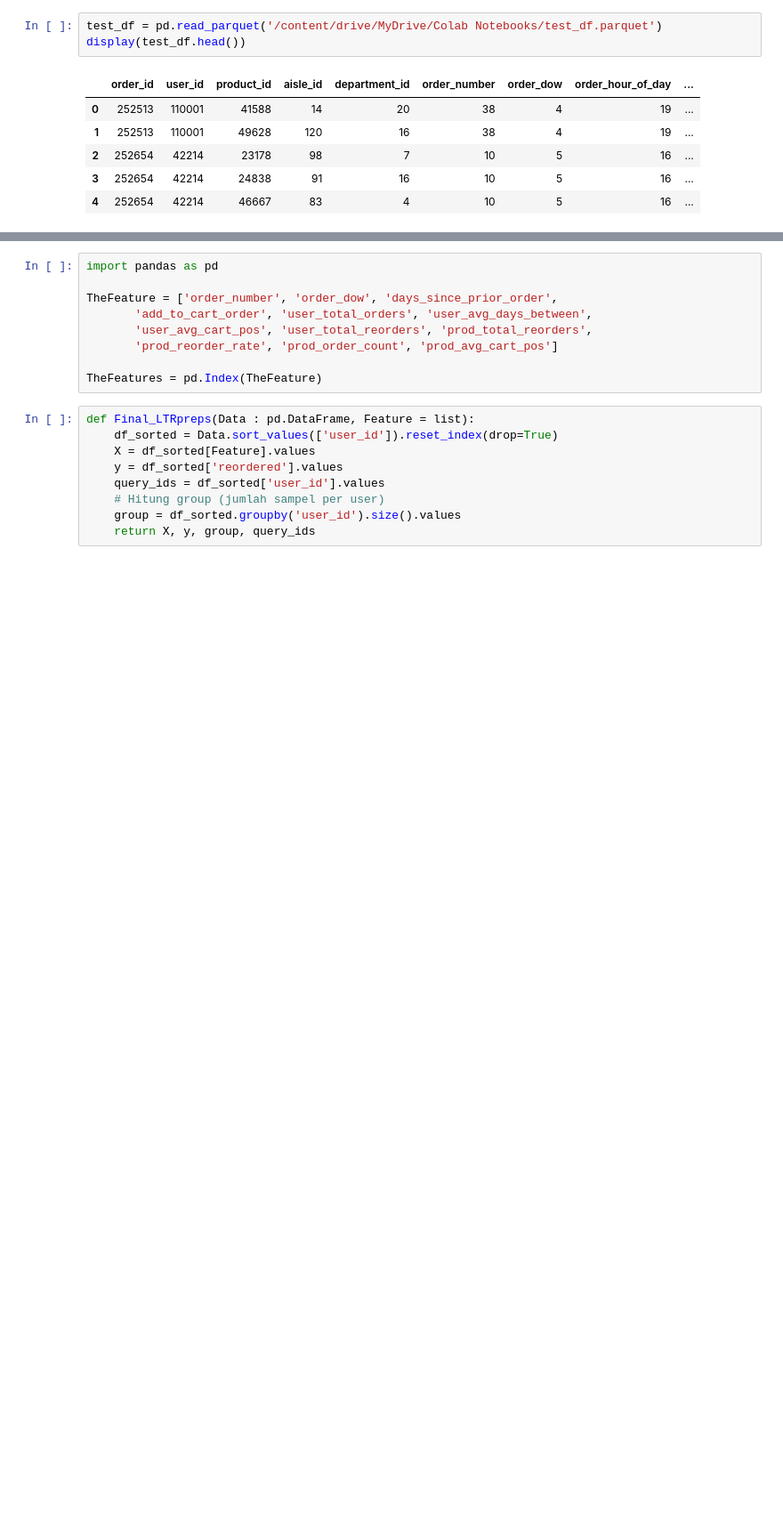
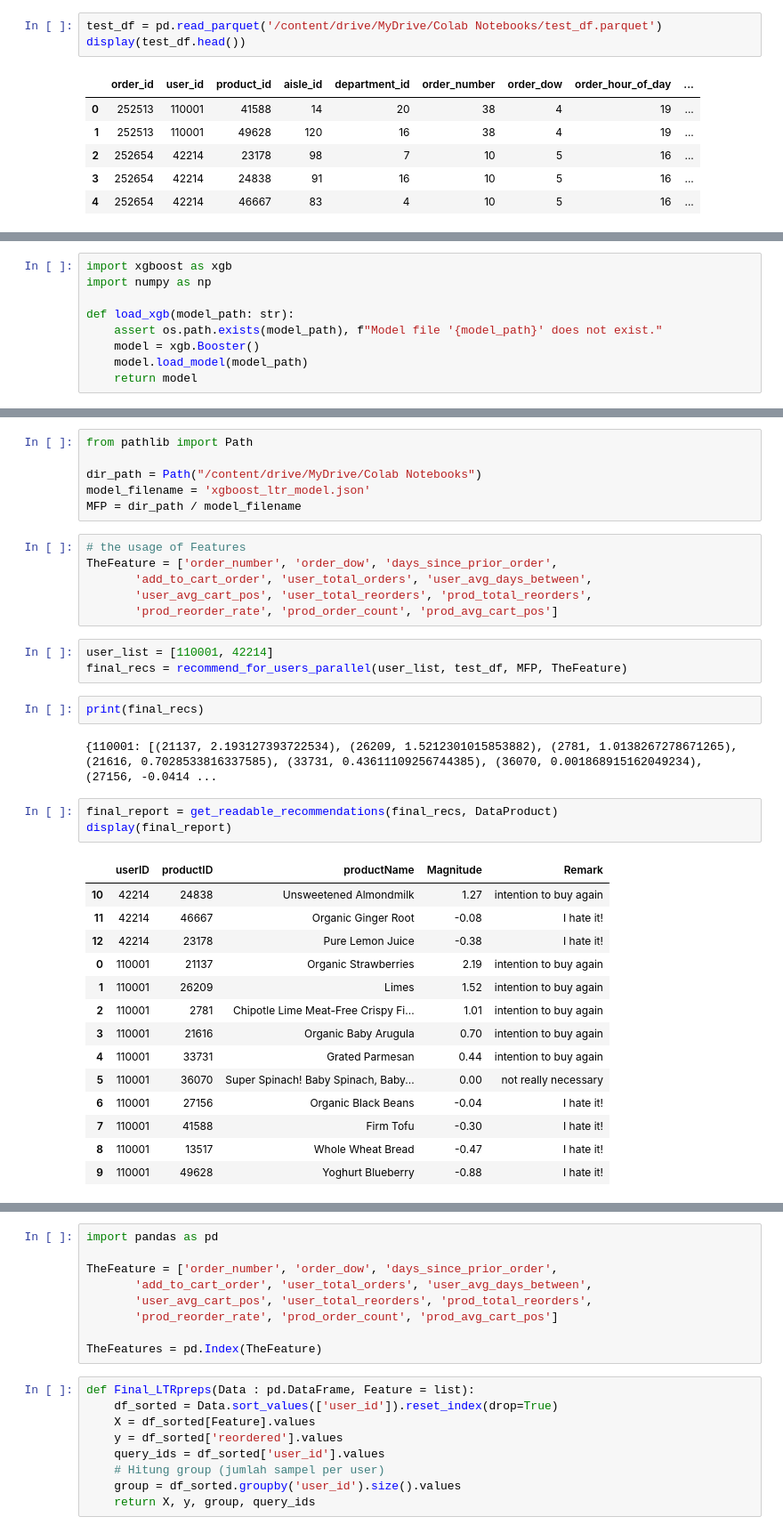
Before and after one commit to masterofray/cooprec_ml-analytics, a Jupyter notebook: notebooks/RC05_DataPrediction_Learning2Rank.ipynb, the cells around one changed output, grey strips where cells are left out. Shown at 89% size. Drawn from its saved outputs; the diff is of its cells as text; blank space fills up the shorter version.

Commit message:
move the .py files to new repo git and update the notebook of RC04 and RC05

```diff
--- a/notebooks/RC05_DataPrediction_Learning2Rank.ipynb
+++ b/notebooks/RC05_DataPrediction_Learning2Rank.ipynb
@@ -166,0 +237,9 @@ display(test_df.head())
+# %%
+import xgboost as xgb
+import numpy as np
+
+def load_xgb(model_path: str):
+    assert os.path.exists(model_path), f"Model file '{model_path}' does not exist."
+    model = xgb.Booster()
+    model.load_model(model_path)
+    return model
@@ -166,0 +357,37 @@ display(test_df.head())
+# %%
+from pathlib import Path
+
+dir_path = Path("/content/drive/MyDrive/Colab Notebooks")
+model_filename = 'xgboost_ltr_model.json'
+MFP = dir_path / model_filename
+# %%
+# the usage of Features
+TheFeature = ['order_number', 'order_dow', 'days_since_prior_order',
+       'add_to_cart_order', 'user_total_orders', 'user_avg_days_between',
+       'user_avg_cart_pos', 'user_total_reorders', 'prod_total_reorders',
+       'prod_reorder_rate', 'prod_order_count', 'prod_avg_cart_pos']
+# %%
+user_list = [110001, 42214]
+final_recs = recommend_for_users_parallel(user_list, test_df, MFP, TheFeature)
+# %%
+print(final_recs)
+# %% [output]
+{110001: [(21137, 2.193127393722534), (26209, 1.5212301015853882), (2781, 1.0138267278671265), (21616, 0.7028533816337585), (33731, 0.43611109256744385), (36070, 0.001868915162049234), (27156, -0.0414 ...
+# %%
+final_report = get_readable_recommendations(final_recs, DataProduct)
+display(final_report)
+# %% [output]
+|  | userID | productID | productName | Magnitude | Remark |
+| 10 | 42214 | 24838 | Unsweetened Almondmilk | 1.27 | intention to buy again |
+| 11 | 42214 | 46667 | Organic Ginger Root | -0.08 | I hate it! |
+| 12 | 42214 | 23178 | Pure Lemon Juice | -0.38 | I hate it! |
+| 0 | 110001 | 21137 | Organic Strawberries | 2.19 | intention to buy again |
+| 1 | 110001 | 26209 | Limes | 1.52 | intention to buy again |
+| 2 | 110001 | 2781 | Chipotle Lime Meat-Free Crispy Fi... | 1.01 | intention to buy again |
+| 3 | 110001 | 21616 | Organic Baby Arugula | 0.70 | intention to buy again |
+| 4 | 110001 | 33731 | Grated Parmesan | 0.44 | intention to buy again |
+| 5 | 110001 | 36070 | Super Spinach! Baby Spinach, Baby... | 0.00 | not really necessary |
+| 6 | 110001 | 27156 | Organic Black Beans | -0.04 | I hate it! |
+| 7 | 110001 | 41588 | Firm Tofu | -0.30 | I hate it! |
+| 8 | 110001 | 13517 | Whole Wheat Bread | -0.47 | I hate it! |
+| 9 | 110001 | 49628 | Yoghurt Blueberry | -0.88 | I hate it! |
```
Also changed, not shown: parts of 37 cells of this notebook, 17 other files.
